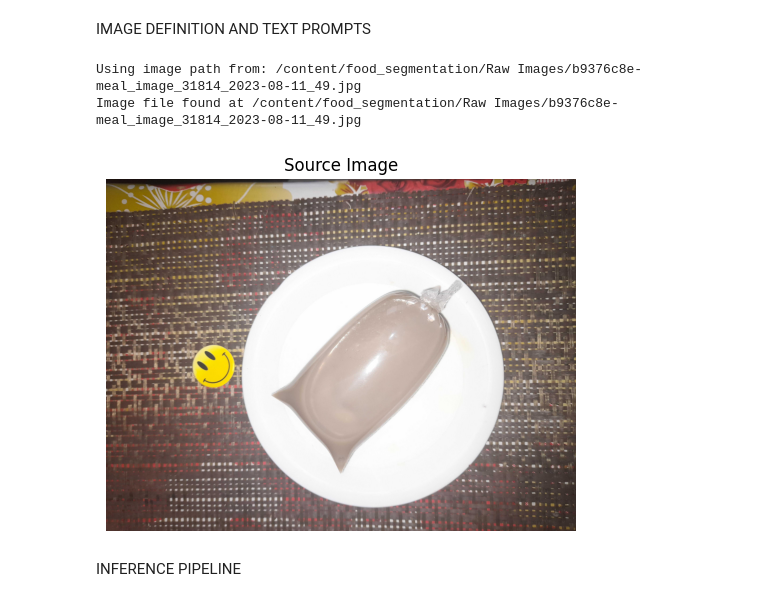
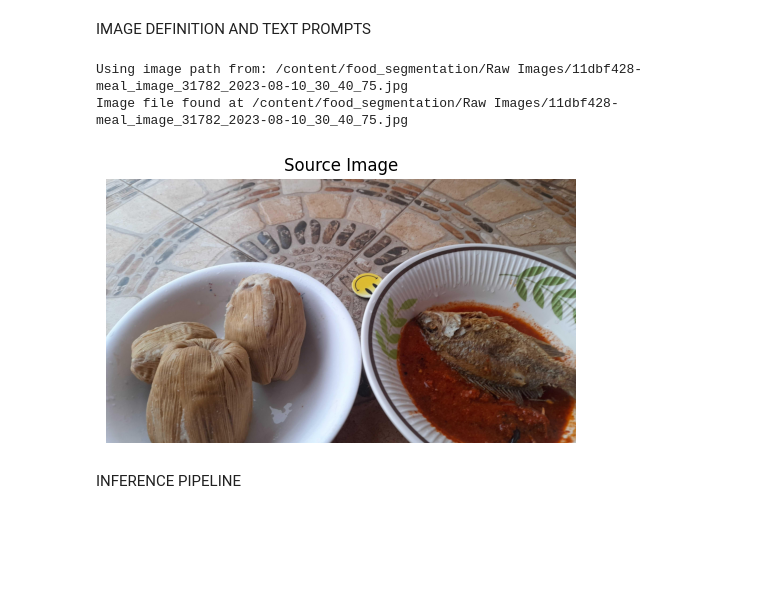
Before and after one commit to Bempong-Sylvester-Obese/Food-segmentation-with-pre-trained-model, a Jupyter notebook: Food_Segmentation.ipynb, the cells around one changed output. Cells and saved outputs as stored; diff of their text form; code cells hidden in the pictures; blank space fills up the shorter version.

Commit message:
Segmentation task on kenkey with tilapia and stew

```diff
--- a/Food_Segmentation.ipynb
+++ b/Food_Segmentation.ipynb
@@ -108,7 +108,7 @@ import matplotlib.pyplot as plt
 import math
 
 # Image path
-IMAGE_NAME = "/content/food_segmentation/Raw Images/b9376c8e-meal_image_31814_2023-08-11_49.jpg"
+IMAGE_NAME = "/content/food_segmentation/Raw Images/11dbf428-meal_image_31782_2023-08-10_30_40_75.jpg"
 
 IMAGE_PATH = os.path.join(ABS_PROJECT_DIR, IMAGE_NAME)
 
@@ -118,38 +118,38 @@ print(f"Using image path from: {IMAGE_PATH}")
 # Check if the image file exists
 if not os.path.exists(IMAGE_PATH):
     print(f"Error: Image file not found at {IMAGE_PATH}")
 else:
     print(f"Image file found at {IMAGE_PATH}")
     # Text Prompt
-    CLASSES =["Porridge"]
-    PROMPT = "A porridge wrapped in a transparent wrapper"
+    CLASSES =["Kenkey, Tilapia and pepper stew"]
+    PROMPT = "Three balls of kenkey, steamed tilapia and pepper stew"
 
     # Visualisation helper function
     def show_image(images, titles=None, cols=2):
         rows = math.ceil(len(images) / cols)
         fig, axes = plt.subplots(rows, cols, figsize=(cols * 5, rows * 5))
         axes = axes.flatten() if rows > 1 or cols > 1 else [axes]
 
         for i, img in enumerate(images):
             axes[i].imshow(cv2.cvtColor(img, cv2.COLOR_BGR2RGB))
             if titles and i < len(titles):
                 axes[i].set_title(titles[i])
             axes[i].axis('off')
 
         # Hide any unused subplots
         for j in range(i + 1, len(axes)):
             axes[j].axis('off')
 
         plt.tight_layout()
         plt.show()
 
 
     source_image = cv2.imread(IMAGE_PATH)
     show_image([source_image], titles=["Source Image"], cols=1)
 # %% [output]
-Using image path from: /content/food_segmentation/Raw Images/b9376c8e-meal_image_31814_2023-08-11_49.jpg
-Image file found at /content/food_segmentation/Raw Images/b9376c8e-meal_image_31814_2023-08-11_49.jpg
+Using image path from: /content/food_segmentation/Raw Images/11dbf428-meal_image_31782_2023-08-10_30_40_75.jpg
+Image file found at /content/food_segmentation/Raw Images/11dbf428-meal_image_31782_2023-08-10_30_40_75.jpg
-[figure, old version]
+[figure, new version]
 # %% [markdown]
 INFERENCE PIPELINE
 # %%
```
Also changed, not shown: parts of 1 cell of this notebook.
